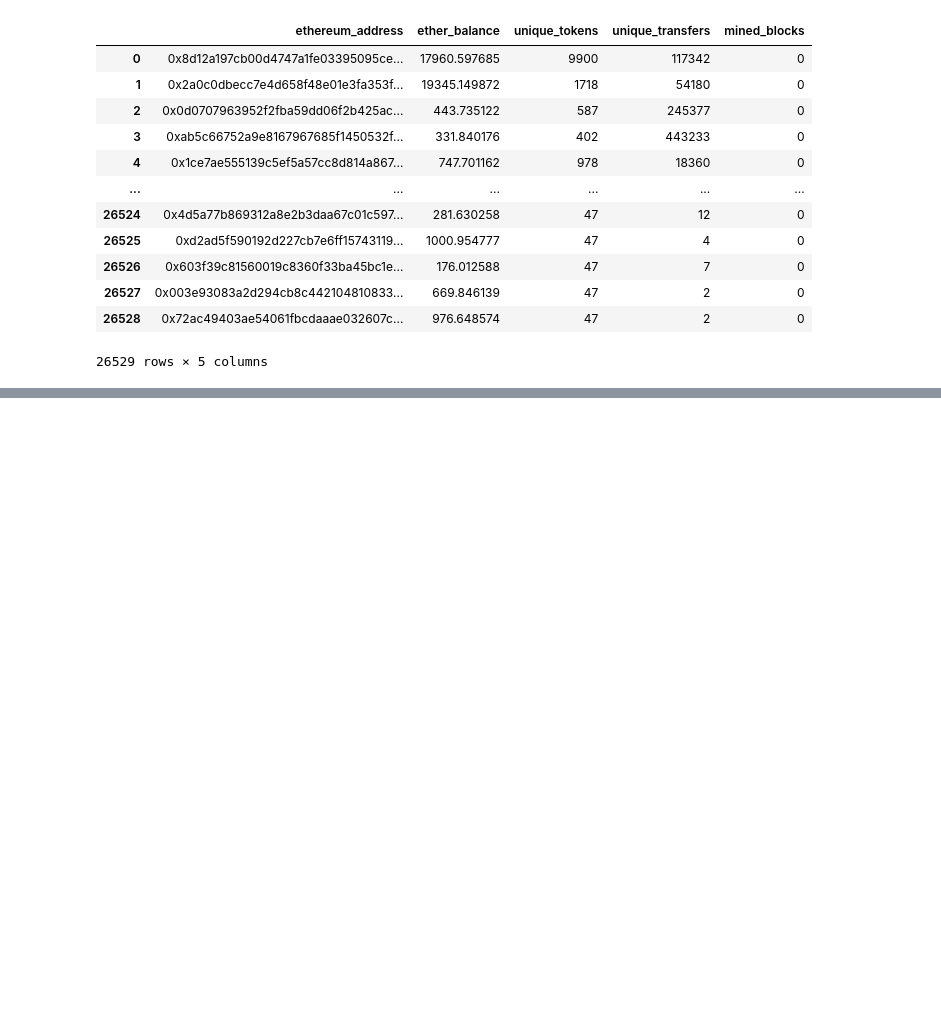
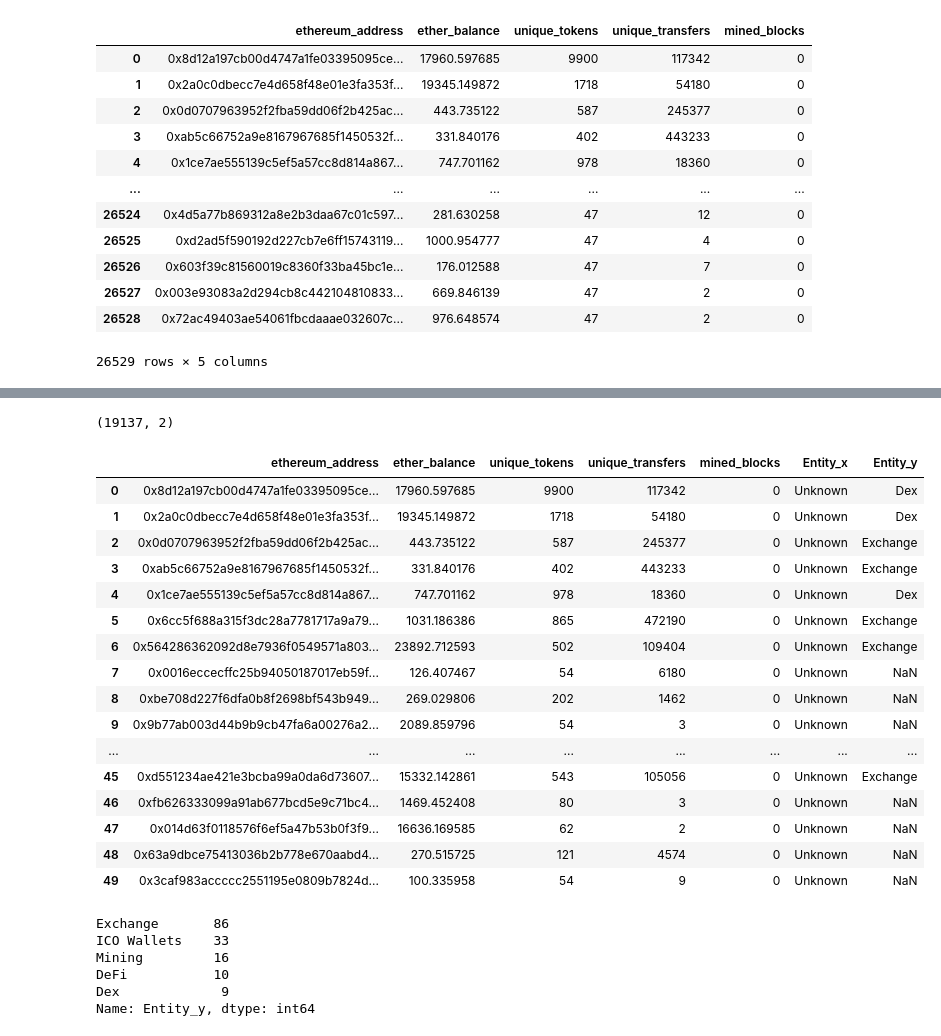
Before and after one commit to ThomasDelatte/ethereum-analytics, a Jupyter notebook: notebooks/dataset.ipynb, the cells around one changed output, grey strips where cells are left out. Cells and saved outputs as stored; diff of their text form; code cells hidden in the pictures; blank space fills up the shorter version.

Commit message:
Merged df with labeled addresses Kaggle dataset.

```diff
--- a/notebooks/dataset.ipynb
+++ b/notebooks/dataset.ipynb
@@ -218,2 +192,0 @@ ethdataset["Label"] = "Unknown"
-# %%
-labeled_dataset = pd.merge(eth_dataset, labels)
@@ -221,0 +193,2 @@ labeled_dataset.Entity.value_counts()
+# %%
+eth_dataset_complete["Entity"] = "Unknown"
@@ -221,0 +211,2 @@ labeled_dataset.Entity.value_counts()
+# %%
+eth_dataset_complete = eth_dataset_complete.drop(["Label"], axis=1)
@@ -223,0 +226,35 @@ labeled_dataset.head(20)
+# %%
+labeled_dataset_complete = pd.merge(eth_dataset_complete, labeled_dataset, how="left", on="ethereum_address")
+# %%
+labeled_dataset.shape
+# %% [output]
+(19137, 2)
+# %%
+labeled_dataset_complete.head(50)
+# %% [output]
+|  | ethereum_address | ether_balance | unique_tokens | unique_transfers | mined_blocks | Entity_x | Entity_y |
+| 0 | 0x8d12a197cb00d4747a1fe03395095ce... | 17960.597685 | 9900 | 117342 | 0 | Unknown | Dex |
+| 1 | 0x2a0c0dbecc7e4d658f48e01e3fa353f... | 19345.149872 | 1718 | 54180 | 0 | Unknown | Dex |
+| 2 | 0x0d0707963952f2fba59dd06f2b425ac... | 443.735122 | 587 | 245377 | 0 | Unknown | Exchange |
+| 3 | 0xab5c66752a9e8167967685f1450532f... | 331.840176 | 402 | 443233 | 0 | Unknown | Exchange |
+| 4 | 0x1ce7ae555139c5ef5a57cc8d814a867... | 747.701162 | 978 | 18360 | 0 | Unknown | Dex |
+| 5 | 0x6cc5f688a315f3dc28a7781717a9a79... | 1031.186386 | 865 | 472190 | 0 | Unknown | Exchange |
+| 6 | 0x564286362092d8e7936f0549571a803... | 23892.712593 | 502 | 109404 | 0 | Unknown | Exchange |
+| 7 | 0x0016eccecffc25b94050187017eb59f... | 126.407467 | 54 | 6180 | 0 | Unknown | NaN |
+| 8 | 0xbe708d227f6dfa0b8f2698bf543b949... | 269.029806 | 202 | 1462 | 0 | Unknown | NaN |
+| 9 | 0x9b77ab003d44b9b9cb47fa6a00276a2... | 2089.859796 | 54 | 3 | 0 | Unknown | NaN |
+| ... | ... | ... | ... | ... | ... | ... | ... |
+| 45 | 0xd551234ae421e3bcba99a0da6d73607... | 15332.142861 | 543 | 105056 | 0 | Unknown | Exchange |
+| 46 | 0xfb626333099a91ab677bcd5e9c71bc4... | 1469.452408 | 80 | 3 | 0 | Unknown | NaN |
+| 47 | 0x014d63f0118576f6ef5a47b53b0f3f9... | 16636.169585 | 62 | 2 | 0 | Unknown | NaN |
+| 48 | 0x63a9dbce75413036b2b778e670aabd4... | 270.515725 | 121 | 4574 | 0 | Unknown | NaN |
+| 49 | 0x3caf983accccc2551195e0809b7824d... | 100.335958 | 54 | 9 | 0 | Unknown | NaN |
+# %%
+labeled_dataset_complete.Entity_y.value_counts()
+# %% [output]
+Exchange       86
+ICO Wallets    33
+Mining         16
+DeFi           10
+Dex             9
+Name: Entity_y, dtype: int64
```
Also changed, not shown: parts of 18 cells of this notebook.
